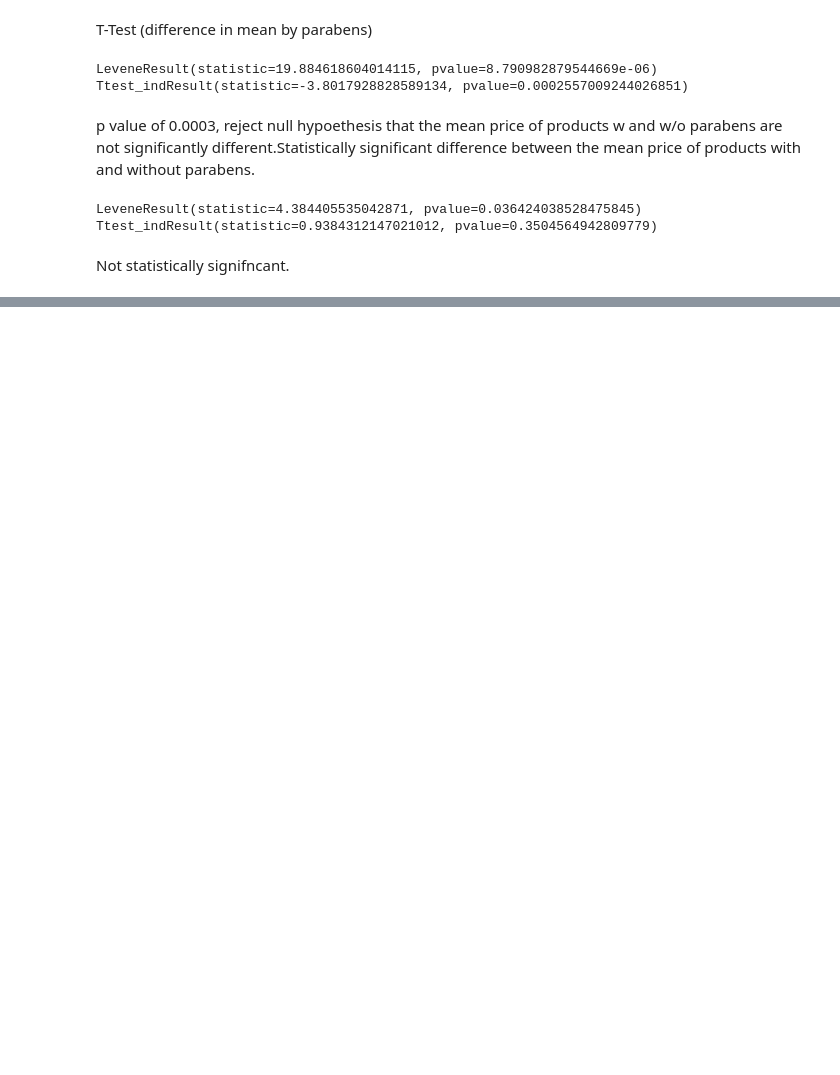
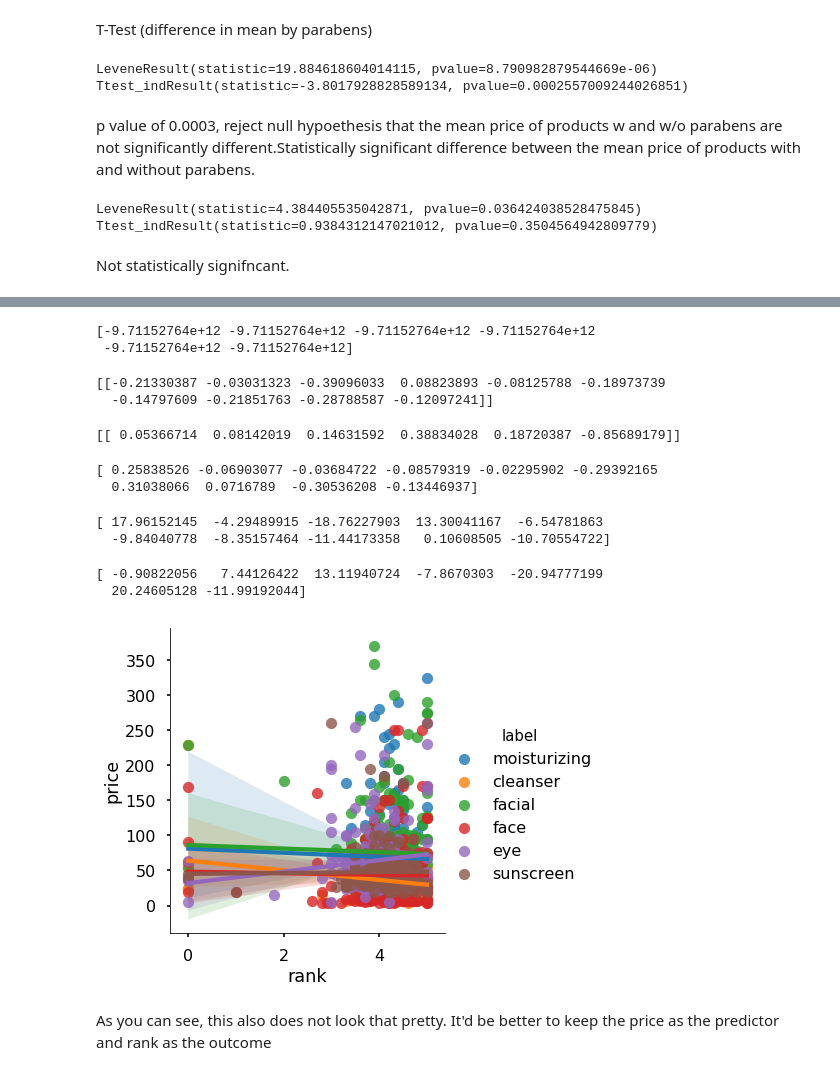
Before and after one commit to elitagao/info2950, a Jupyter notebook: INFO2950 Project_Laurens_update.ipynb, the cells around one changed output, grey strips where cells are left out. Saved outputs shown, nothing was run; the diff lists cells and outputs as text; code cells hidden in the pictures; blank space fills up the shorter version.

```diff
--- a/INFO2950 Project_Laurens_update.ipynb
+++ b/INFO2950 Project_Laurens_update.ipynb
@@ -944,0 +960,60 @@ Not statistically signifncant.
+# %%
+#multiple regression with labels as predictors and parabens as outcome
+#sns.lmplot(x='label', y='contains_parabens', data=skin,)
+
+model4 = LinearRegression()
+model4.fit(skin[['eye', 'moisturizing', 'sunscreen', 'cleanser', 'facial', 'face']], skin['contains_parabens'])
+print(model4.coef_)
+#plt.tight_layout()
+# %% [output]
+[-9.71152764e+12 -9.71152764e+12 -9.71152764e+12 -9.71152764e+12
+ -9.71152764e+12 -9.71152764e+12]
+# %%
+#logistic regression with parabens as outcome and skin types as predictors
+model5 = LogisticRegression()
+model5.fit(skin[['normal','oily','combination','dry','sensitive','full','natural','matte','light','radiant']],
+           skin['contains_parabens'])
+print(model5.coef_)
+# %% [output]
+[[-0.21330387 -0.03031323 -0.39096033  0.08823893 -0.08125788 -0.18973739
+  -0.14797609 -0.21851763 -0.28788587 -0.12097241]]
+# %%
+#logistic regression with parabens as outcome and labels as predictors
+model6 = LogisticRegression()
+model6.fit(skin[['eye', 'moisturizing', 'sunscreen', 'cleanser', 'facial', 'face']], skin['contains_parabens'])
+print(model6.coef_)
+#how to plot??
+# %% [output]
+[[ 0.05366714  0.08142019  0.14631592  0.38834028  0.18720387 -0.85689179]]
+# %%
+#linear regression with rank as outcome and skin types as predictors
+model7 = LinearRegression()
+model7.fit(skin[['normal','oily','combination','dry','sensitive','full','natural','matte','light','radiant']],
+           skin['rank'])
+print(model7.coef_)
+# %% [output]
+[ 0.25838526 -0.06903077 -0.03684722 -0.08579319 -0.02295902 -0.29392165
+  0.31038066  0.0716789  -0.30536208 -0.13446937]
+# %%
+#linear regression with price as outcome and skin types as predictors
+model8 = LinearRegression()
+model8.fit(skin[['normal','oily','combination','dry','sensitive','full','natural','matte','light','radiant']],
+           skin['price'])
+print(model8.coef_)
+# %% [output]
+[ 17.96152145  -4.29489915 -18.76227903  13.30041167  -6.54781863
+  -9.84040778  -8.35157464 -11.44173358   0.10608505 -10.70554722]
+# %%
+#linear regression with rank and labels as predictors and price as outcome
+sns.lmplot(x='rank', y='price', data=skin, hue='label')
+model9 = LinearRegression()
+model9.fit(skin[['rank','eye', 'moisturizing', 'sunscreen', 'cleanser', 'facial', 'face']],
+           skin['price'])
+print(model9.coef_)
+#plt.tight_layout()
+# %% [output]
+[ -0.90822056   7.44126422  13.11940724  -7.8670303  -20.94777199
+  20.24605128 -11.99192044]
+[figure, added]
+# %% [markdown]
+As you can see, this also does not look that pretty. It'd be better to keep the price as the predictor and rank as the outcome
```
Also changed, not shown: parts of 23 cells of this notebook.
